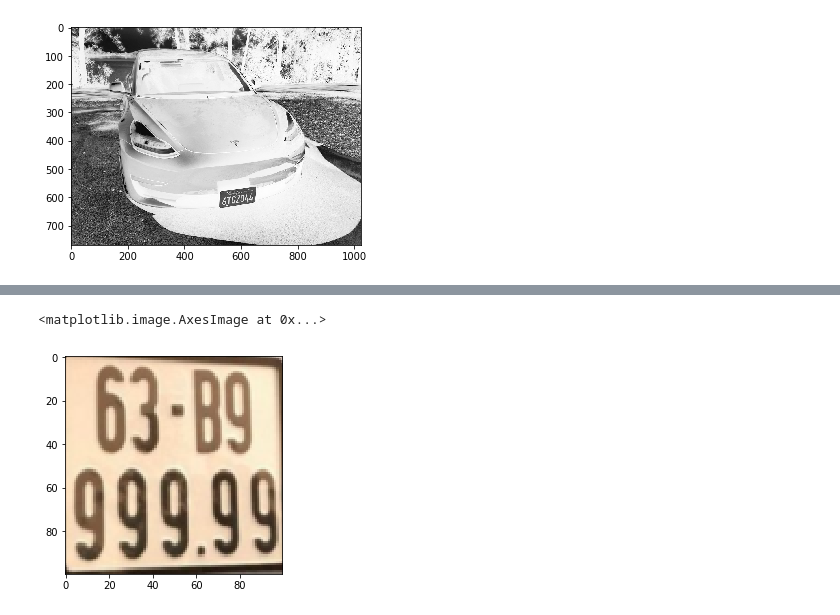
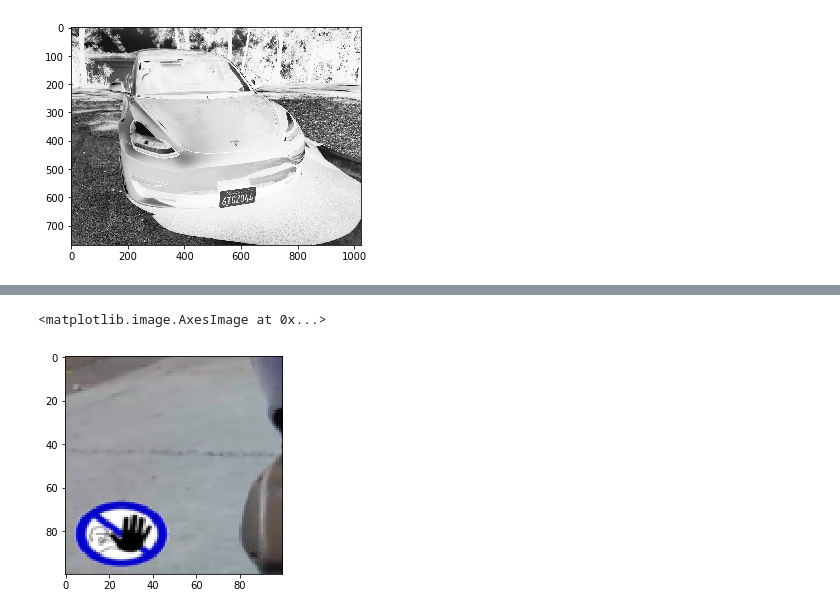
Before and after one commit to lhgiang149/License-Plate-detection, a Jupyter notebook: CropLicensePlate.ipynb, the cells around one changed output, grey strips where cells are left out. Drawn from its saved outputs; the diff is of its cells as text; code cells hidden in the pictures.

```diff
--- a/CropLicensePlate.ipynb
+++ b/CropLicensePlate.ipynb
@@ -53,6 +85,3 @@ findEmailDomain("dcnkjana@example.com")
-# %%
-pylab.rcParams['savefig.dpi'] = 100 # default 72
-%config InlineBackend.figure_formats=['svg'] # SVG inline viewing
 # %%
 import cv2
 import numpy as np
@@ -82,9 +122,16 @@ closing = cv2.morphologyEx(img, cv2.MORPH_CLOSE, kernel)
 mlt.imshow(closing, cmap ='Greys')
 # %%
 # a = cv2.bitwise_not(img)
-b = cv2.imread(img_path)
-ret, img = cv2.threshold(image,150,255,cv2.THRESH_BINARY_INV)
-contours, hierarchy = cv2.findContours(closing,cv2.RETR_TREE,cv2.CHAIN_APPROX_SIMPLE)
+img_path = '11.jpg'
+b = cv2.imread(img_path,0)
+ret, img = cv2.threshold(b,150,255,cv2.THRESH_BINARY)
+kernel = np.ones((11,11),np.uint8)
+closing = cv2.morphologyEx(img, cv2.MORPH_CLOSE, kernel)
+# mlt.imshow(closing, cmap = 'gray')
+closing = closing.astype(np.uint8)
+
+contours, hierarchy = cv2.findContours(img,cv2.RETR_TREE,cv2.CHAIN_APPROX_SIMPLE)
+# print(closing)
 # print(contours[0][0,0,0])
 for contour in contours:
     (x,y,w,h) = cv2.boundingRect(contour)
@@ -125,42 +175,39 @@ def findLargestArea(longList):
         x,y,w,h = cv2.boundingRect(contour)
         if x==0 and y==0:
             continue
         A = w*h
         if (A > biggest_A):
             license_plate = (x,y,w,h)
             biggest_A = A
     return license_plate
 def findLicensePlate(img_path):
     '''
     Input:
     + img_path: path of image in your computer
     Output: an 100x100 pixels RGB picture of license plate in your picture
     '''
     image = cv2.imread(img_path)
     gray =  cv2.cvtColor(image,cv2.COLOR_BGR2GRAY)
-#     gray = cv2.imread(img_path, 0)
     ret, img = cv2.threshold(gray,150,255,cv2.THRESH_BINARY_INV)
-#     mlt.imshow(gray)
-    kernel = np.ones((8,8),np.uint8)
+#     ret,img = cv2.threshold(gray,0,255,cv2.THRESH_BINARY+cv2.THRESH_OTSU)
+#     mlt.imshow(img,cmap = 'gray')
+    kernel = np.ones((11,11),np.uint8)
     closing = cv2.morphologyEx(img, cv2.MORPH_CLOSE, kernel)
+#     mlt.imshow(closing, cmap ='gray')
     contours, hierarchy = cv2.findContours(closing,cv2.RETR_TREE,cv2.CHAIN_APPROX_SIMPLE)
     temp = findLargestArea(contours)
     license_loc = image[temp[1]:(temp[1]+temp[3]),temp[0]:(temp[0]+temp[2])]
     image = Image.fromarray(license_loc)
     liPlate = image.resize((100, 100), Image.BILINEAR)
     return liPlate
-#     print(temp)
-#     cv2.rectangle(image, (temp[0],temp[1]), (temp[0]+temp[2],temp[1]+temp[3]), (255,0,0), 5)
-#     mlt.imshow(image)
-#     return contours
-license = findLicensePlate('bien_xe.jpg')
+license = findLicensePlate('12.jpg')
 # image = Image.fromarray(license)
 # im2 = image.resize((100, 100), Image.BILINEAR)
 mlt.imshow(license)
 # mlt.imshow(findLicensePlate('2.jpg'))
 # %% [output]
 <matplotlib.image.AxesImage at 0x...>
-[figure, old version]
+[figure, new version]
 # %%
 from PIL import Image
 # license
```
Also changed, not shown: parts of 27 cells of this notebook, 9 other files.
